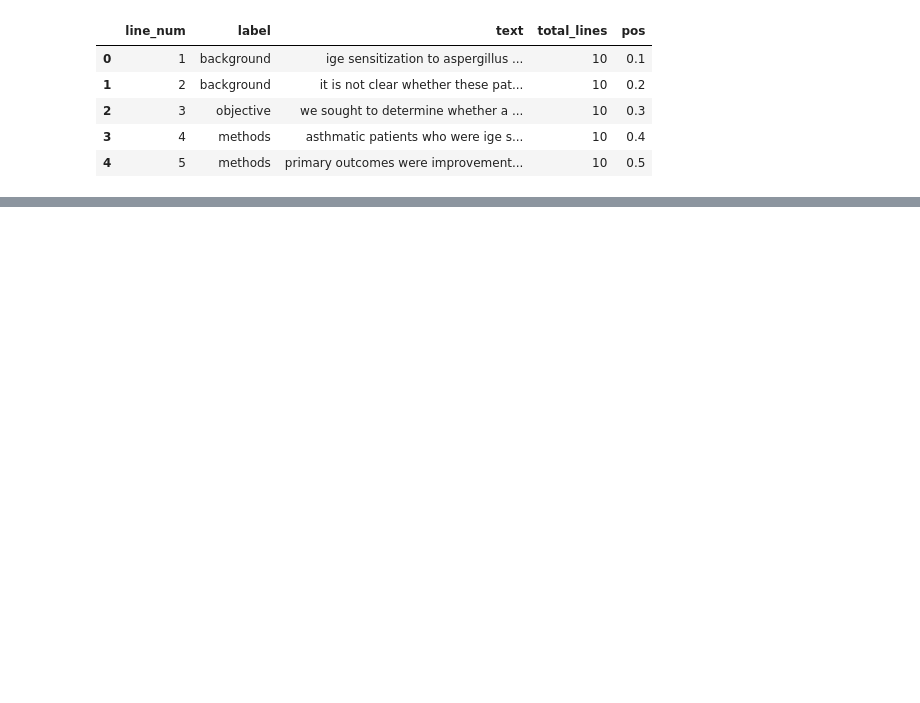
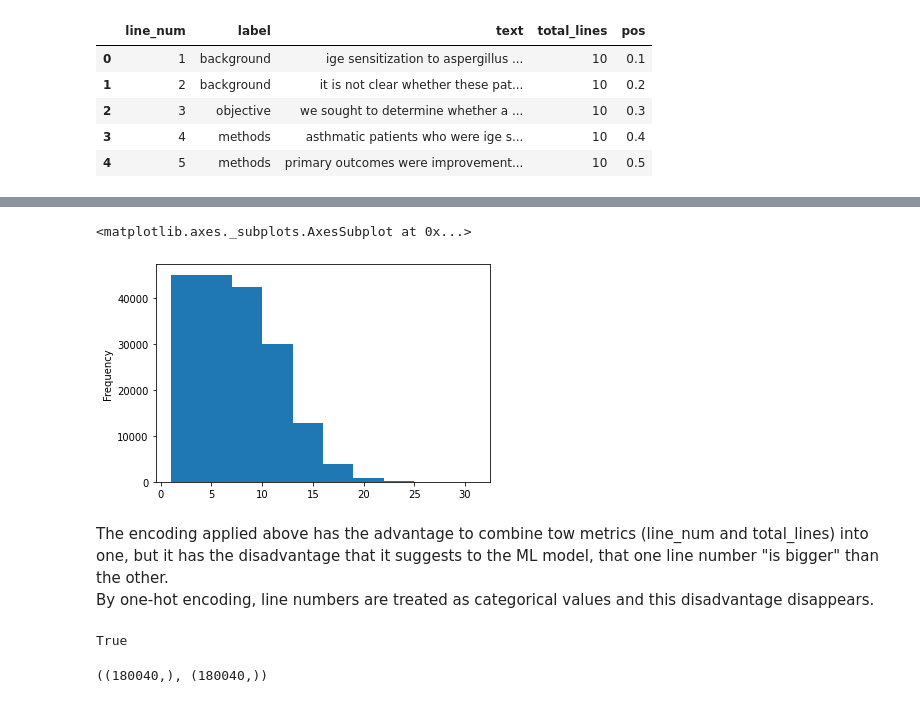
Before and after one commit to lasupernova/Tensorflow_apps, a Jupyter notebook: SciAbstractClassifier.ipynb, the cells around one changed output, grey strips where cells are left out. Cells and saved outputs as stored; diff of their text form; code cells hidden in the pictures; blank space fills up the shorter version.

```diff
--- a/SciAbstractClassifier.ipynb
+++ b/SciAbstractClassifier.ipynb
@@ -1141,0 +1177,8 @@ val_pos_feat = np.array(val_df.pos)
+# %%
+train_df.line_num.plot.hist()
+# %% [output]
+<matplotlib.axes._subplots.AxesSubplot at 0x...>
+[figure, added]
+# %% [markdown]
+The encoding applied above has the advantage to combine tow metrics (line_num and total_lines) into one, but it has the disadvantage that it suggests to the ML model, that one line number "is bigger" than the other. <br>
+By one-hot encoding, line numbers are treated as categorical values and this disadvantage disappears.
@@ -1141,0 +1191,7 @@ val_pos_feat = np.array(val_df.pos)
+# %%
+# NOTE: train_df.line_num.values or train_df.line_num.to_numpy() could both be used in order to create the indices above, as they render the same result (same dtype, same shape)
+print(train_df.line_num.values.dtype == train_df.line_num.to_numpy().dtype)
+train_df.line_num.values.shape, train_df.line_num.to_numpy().shape
+# %% [output]
+True
+((180040,), (180040,))
```
Also changed, not shown: parts of 41 cells of this notebook.
